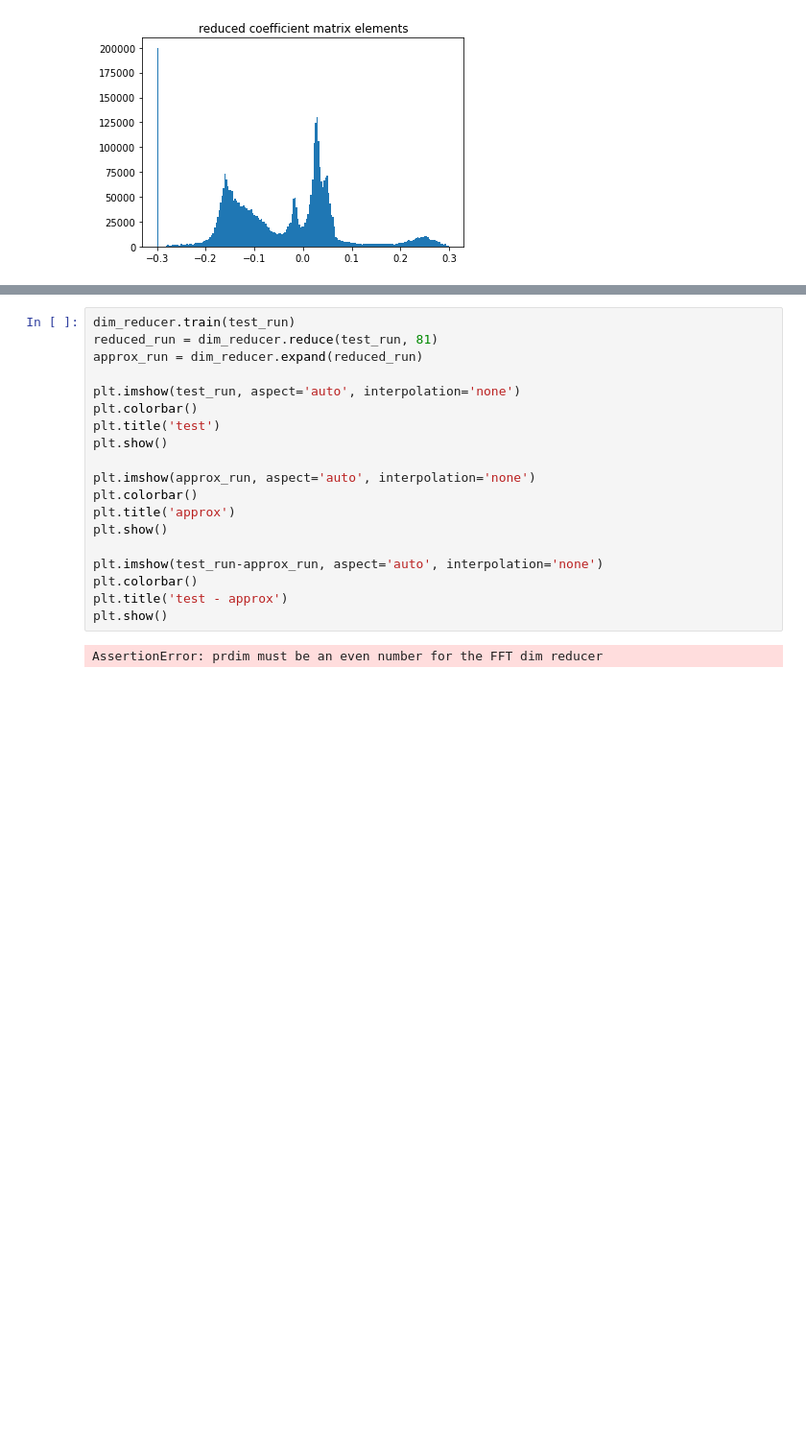
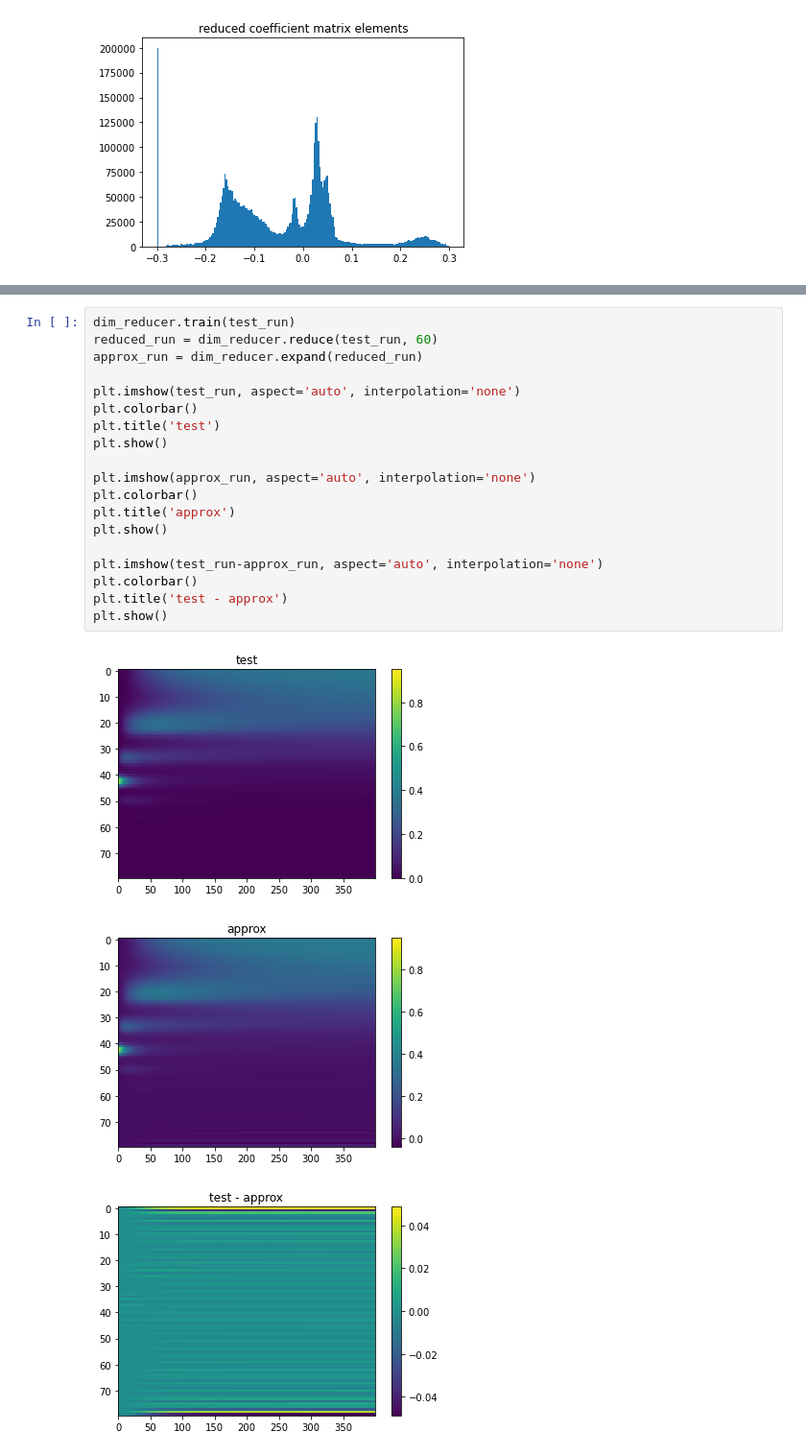
Before and after one commit to stmeinecke/derrom, a Jupyter notebook: ELPH-ML_RDNLVAR_FFT.ipynb, the cells around one changed output, grey strips where cells are left out. Shown at 96% size. Cells and saved outputs as stored; diff of their text form; blank space fills up the shorter version.

```diff
--- a/ELPH-ML_RDNLVAR_FFT.ipynb
+++ b/ELPH-ML_RDNLVAR_FFT.ipynb
@@ -180,21 +180,23 @@ max abs error:  0.12005233186463565
 # %%
 dim_reducer.train(test_run)
-reduced_run = dim_reducer.reduce(test_run, 81)
+reduced_run = dim_reducer.reduce(test_run, 60)
 approx_run = dim_reducer.expand(reduced_run)
 
 plt.imshow(test_run, aspect='auto', interpolation='none')
 plt.colorbar()
 plt.title('test')
 plt.show()
 
 plt.imshow(approx_run, aspect='auto', interpolation='none')
 plt.colorbar()
 plt.title('approx')
 plt.show()
 
 plt.imshow(test_run-approx_run, aspect='auto', interpolation='none')
 plt.colorbar()
 plt.title('test - approx')
 plt.show()
 # %% [output]
-AssertionError: prdim must be an even number for the FFT dim reducer
+[figure, added]
+[figure, added]
+[figure, added]
```
Also changed, not shown: parts of 3 cells of this notebook.
